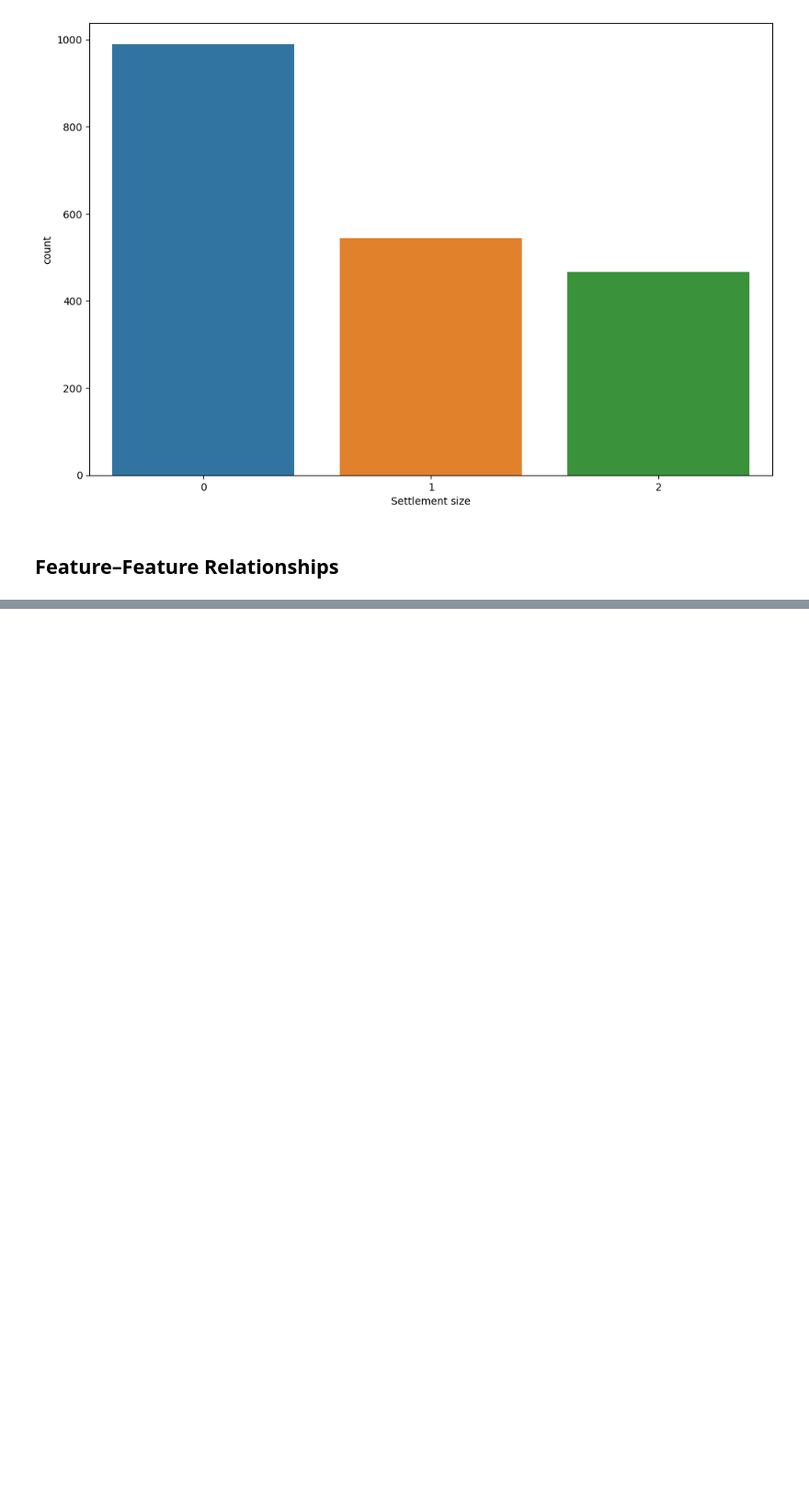
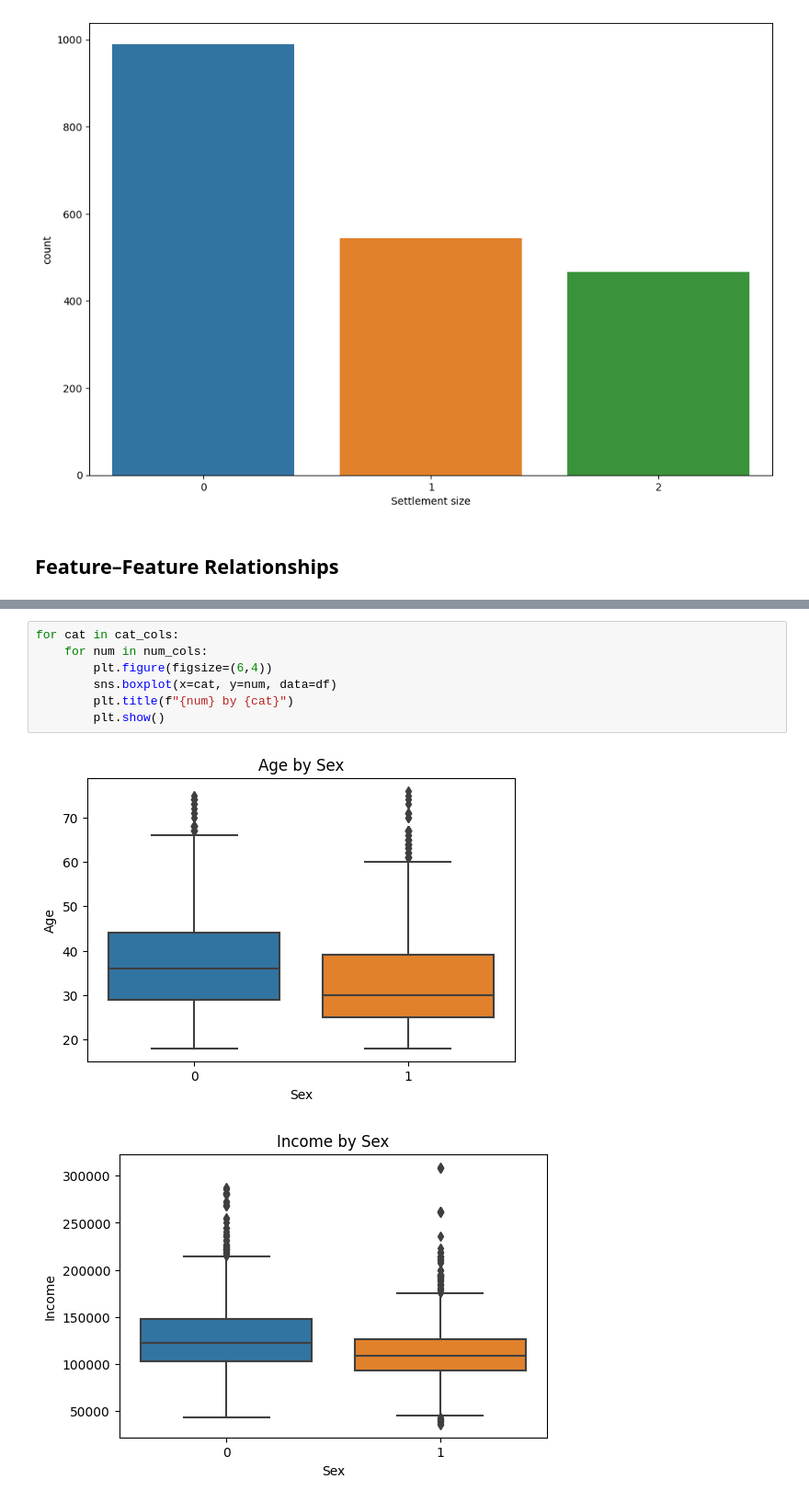
Before and after one commit to bijay-odyssey/Unsupervised-Learning, a Jupyter notebook: Customer Cluster Analysis.ipynb, the cells around one changed output, grey strips where cells are left out. Shown at 92% size. Drawn from its saved outputs; the diff is of its cells as text; blank space fills up the shorter version.

```diff
--- a/Customer Cluster Analysis.ipynb
+++ b/Customer Cluster Analysis.ipynb
@@ -113,0 +114,10 @@ plt.show()
+# %%
+for cat in cat_cols:
+    for num in num_cols:
+        plt.figure(figsize=(6,4))
+        sns.boxplot(x=cat, y=num, data=df)
+        plt.title(f"{num} by {cat}")
+        plt.show()
+# %% [output]
+[figure, added]
+[figure, added]
```
Also changed, not shown: parts of 3 cells of this notebook.
